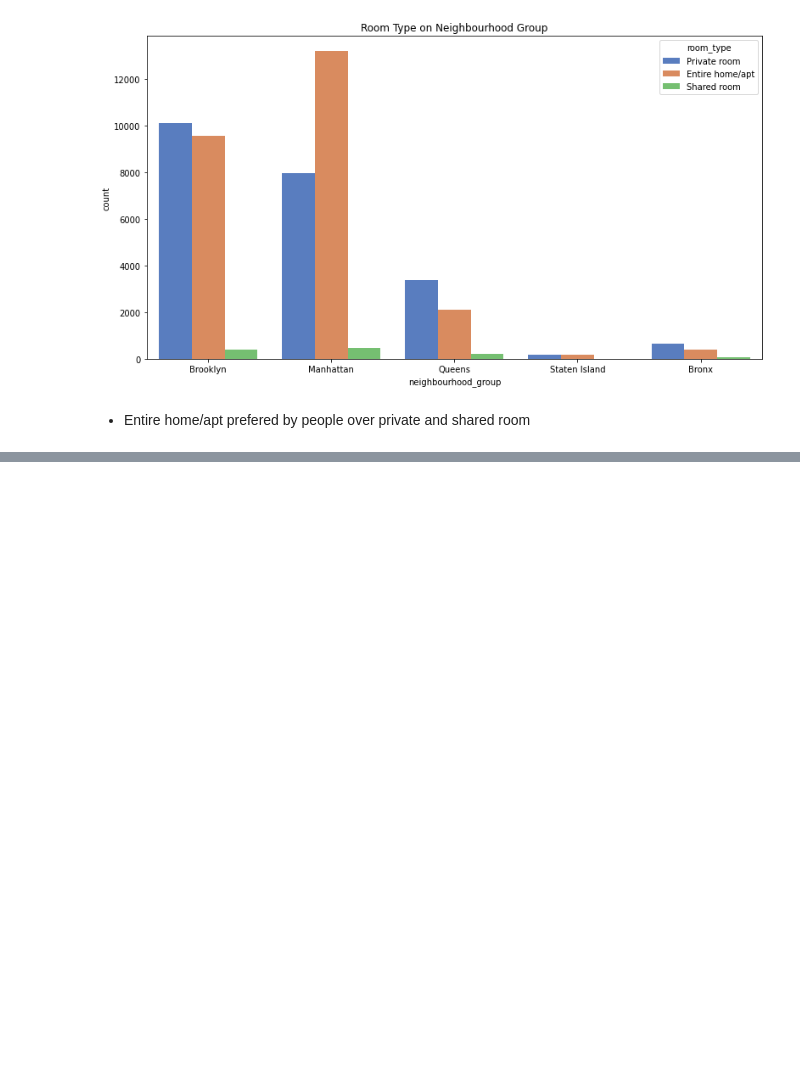
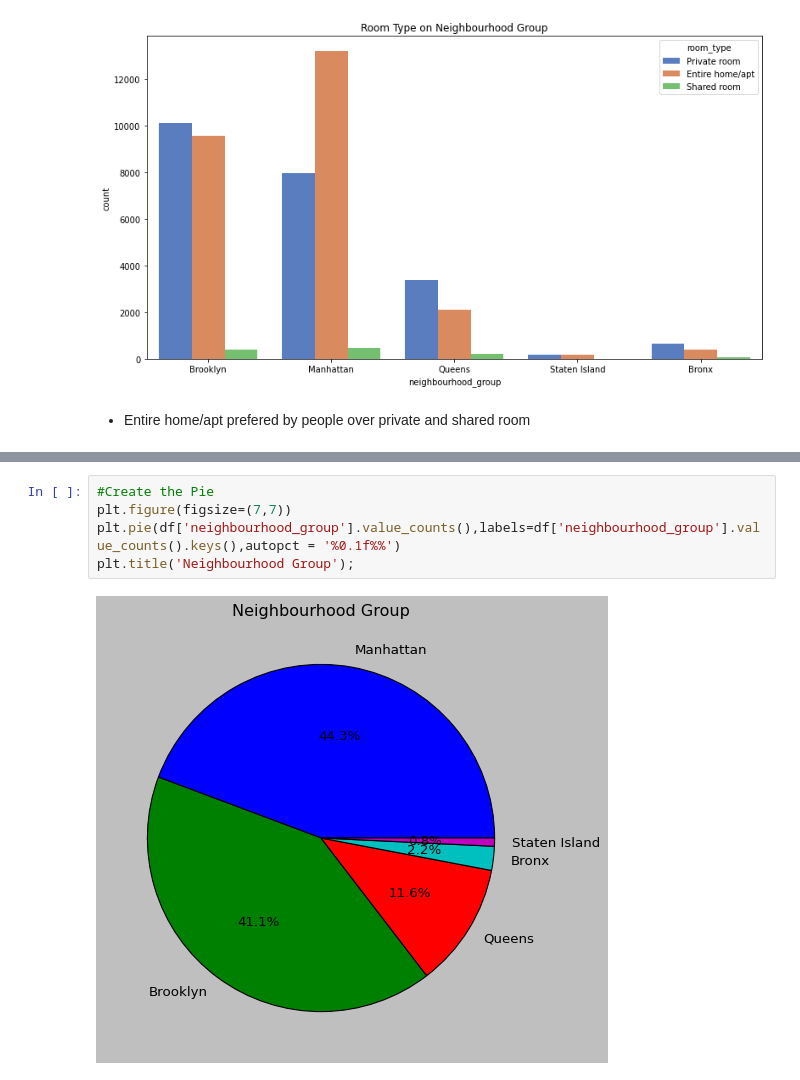
Before and after one commit to yashwany/EDA-Capstone-Project-on-Airbnb, a Jupyter notebook: EDA_Capstone_Project_on_Airbnb.ipynb, the cells around one changed output, grey strips where cells are left out. Cells and saved outputs as stored; diff of their text form; blank space fills up the shorter version.

```diff
--- a/EDA_Capstone_Project_on_Airbnb.ipynb
+++ b/EDA_Capstone_Project_on_Airbnb.ipynb
@@ -537,0 +575,7 @@ plt.show()
+# %%
+#Create the Pie
+plt.figure(figsize=(7,7))
+plt.pie(df['neighbourhood_group'].value_counts(),labels=df['neighbourhood_group'].value_counts().keys(),autopct = '%0.1f%%')
+plt.title('Neighbourhood Group');
+# %% [output]
+[figure, added]
```
Also changed, not shown: parts of 16 cells of this notebook.
